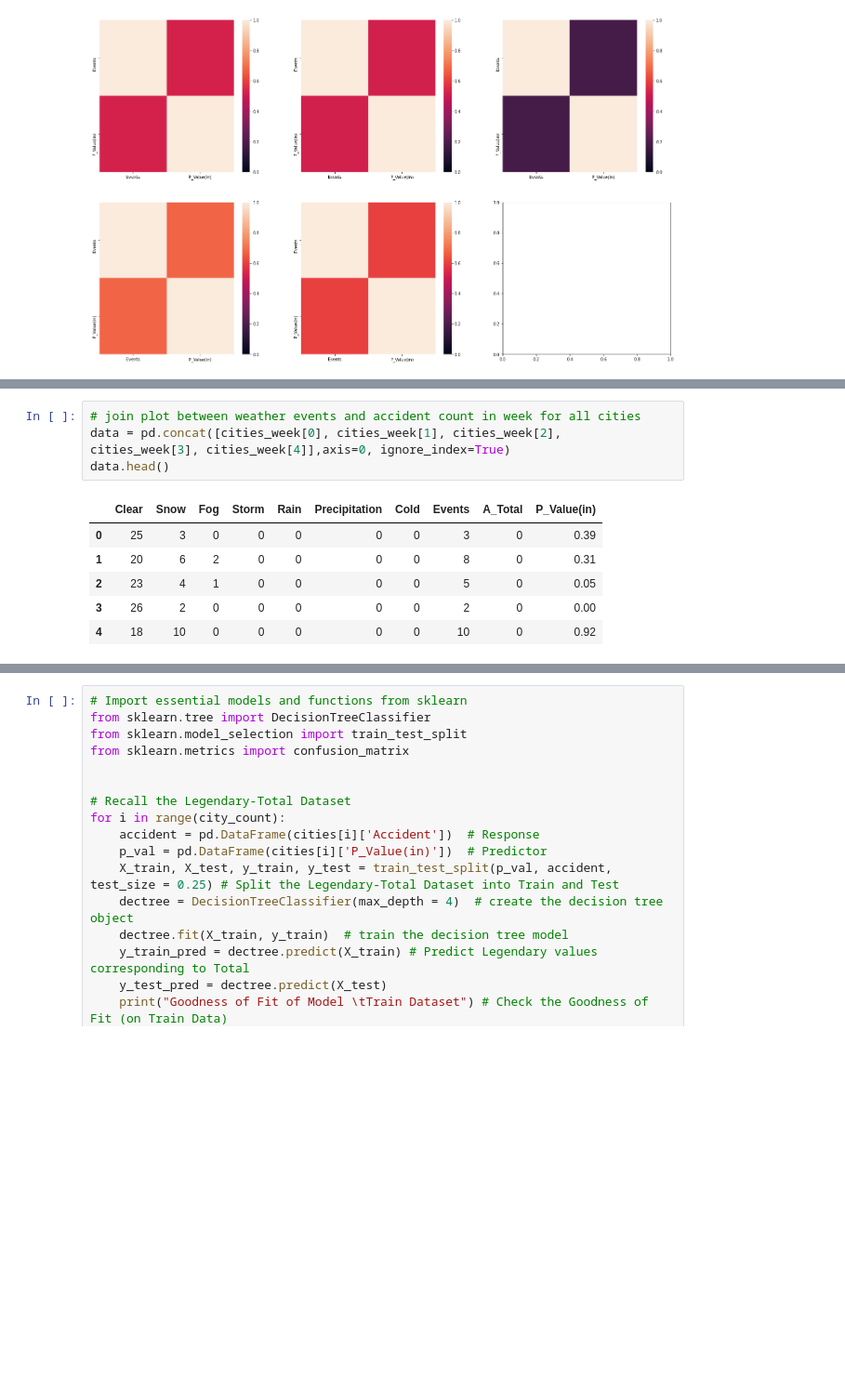
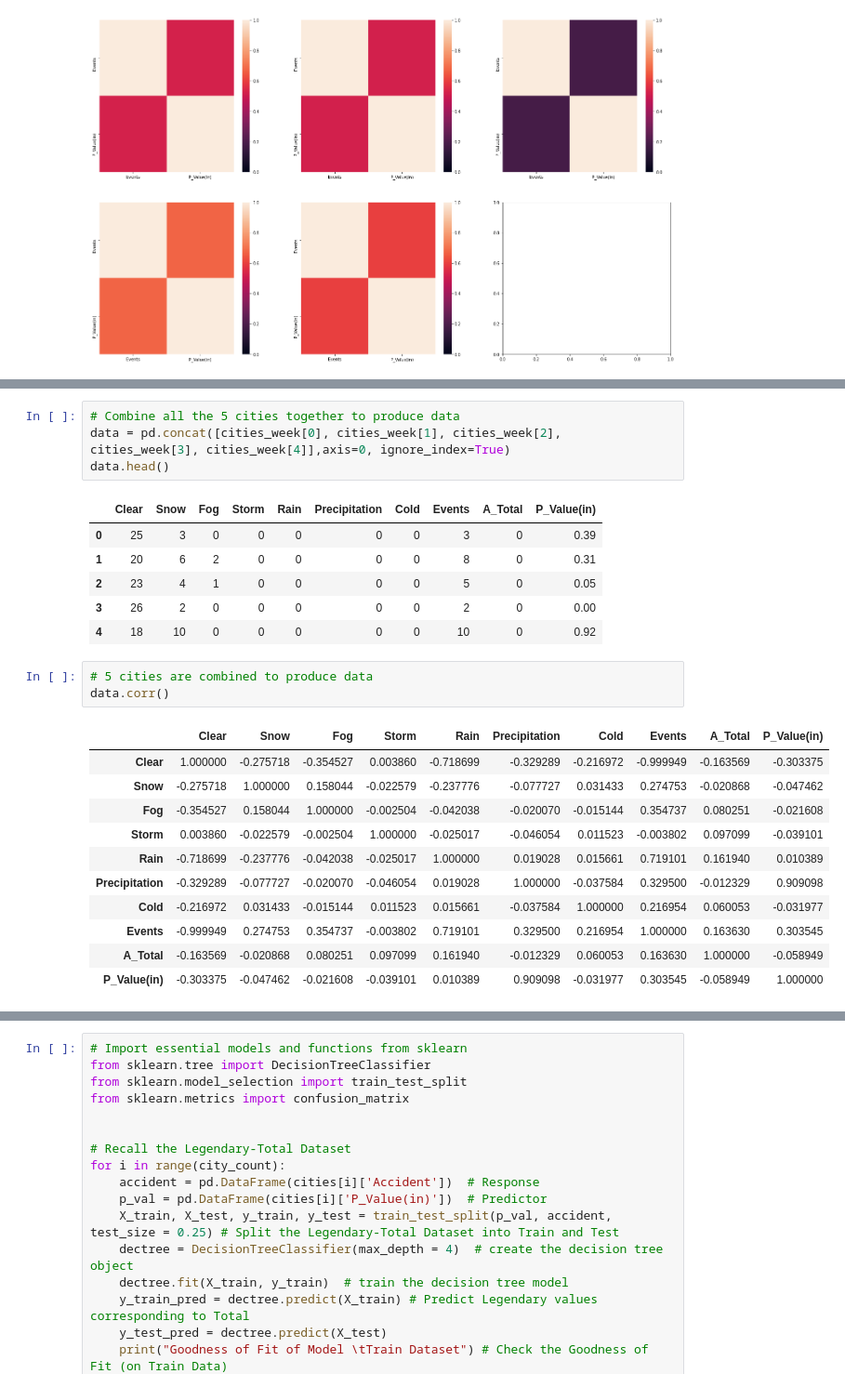
Before and after one commit to JarrelT/SC1015-Project-Ay2021, a Jupyter notebook: SC1015_Project.ipynb, the cells around one changed output, grey strips where cells are left out. Shown at 93% size. Drawn from its saved outputs; the diff is of its cells as text; blank space fills up the shorter version.

```diff
--- a/SC1015_Project.ipynb
+++ b/SC1015_Project.ipynb
@@ -212,5 +222,5 @@ for i in range(city_count):
 # %%
-# join plot between weather events and accident count in week for all cities
+# Combine all the 5 cities together to produce data
 data = pd.concat([cities_week[0], cities_week[1], cities_week[2], cities_week[3], cities_week[4]],axis=0, ignore_index=True)
 data.head()
 # %% [output]
@@ -220,3 +230,18 @@ data.head()
 | 2 | 23 | 4 | 1 | 0 | 0 | 0 | 0 | 5 | 0 | 0.05 |
 | 3 | 26 | 2 | 0 | 0 | 0 | 0 | 0 | 2 | 0 | 0.00 |
 | 4 | 18 | 10 | 0 | 0 | 0 | 0 | 0 | 10 | 0 | 0.92 |
+# %%
+# 5 cities are combined to produce data
+data.corr()
+# %% [output]
+|  | Clear | Snow | Fog | Storm | Rain | Precipitation | Cold | Events | A_Total | P_Value(in) |
+| Clear | 1.000000 | -0.275718 | -0.354527 | 0.003860 | -0.718699 | -0.329289 | -0.216972 | -0.999949 | -0.163569 | -0.303375 |
+| Snow | -0.275718 | 1.000000 | 0.158044 | -0.022579 | -0.237776 | -0.077727 | 0.031433 | 0.274753 | -0.020868 | -0.047462 |
+| Fog | -0.354527 | 0.158044 | 1.000000 | -0.002504 | -0.042038 | -0.020070 | -0.015144 | 0.354737 | 0.080251 | -0.021608 |
+| Storm | 0.003860 | -0.022579 | -0.002504 | 1.000000 | -0.025017 | -0.046054 | 0.011523 | -0.003802 | 0.097099 | -0.039101 |
+| Rain | -0.718699 | -0.237776 | -0.042038 | -0.025017 | 1.000000 | 0.019028 | 0.015661 | 0.719101 | 0.161940 | 0.010389 |
+| Precipitation | -0.329289 | -0.077727 | -0.020070 | -0.046054 | 0.019028 | 1.000000 | -0.037584 | 0.329500 | -0.012329 | 0.909098 |
+| Cold | -0.216972 | 0.031433 | -0.015144 | 0.011523 | 0.015661 | -0.037584 | 1.000000 | 0.216954 | 0.060053 | -0.031977 |
+| Events | -0.999949 | 0.274753 | 0.354737 | -0.003802 | 0.719101 | 0.329500 | 0.216954 | 1.000000 | 0.163630 | 0.303545 |
+| A_Total | -0.163569 | -0.020868 | 0.080251 | 0.097099 | 0.161940 | -0.012329 | 0.060053 | 0.163630 | 1.000000 | -0.058949 |
+| P_Value(in) | -0.303375 | -0.047462 | -0.021608 | -0.039101 | 0.010389 | 0.909098 | -0.031977 | 0.303545 | -0.058949 | 1.000000 |
```
Also changed, not shown: parts of 14 cells of this notebook.
